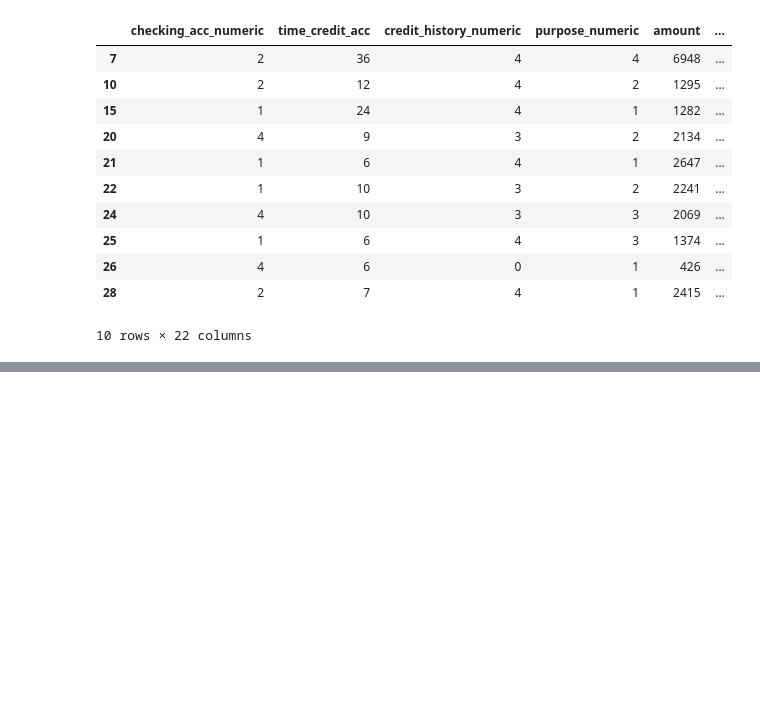
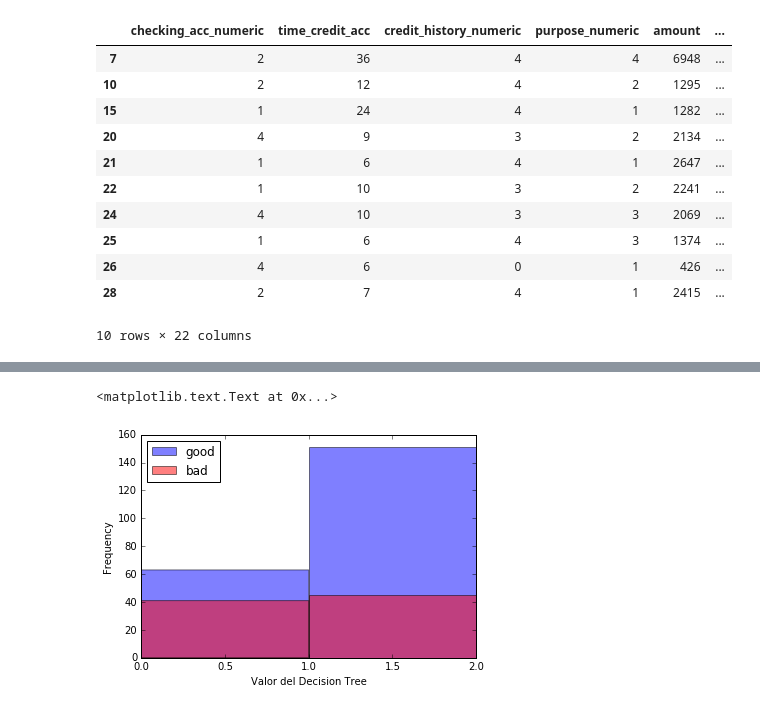
Before and after one commit to hackerschoolmty/Programa-Data-Science, a Jupyter notebook: 5.- Aprendizaje automático/5.- Sesión 2 Aprendizaje automático avanzado.ipynb, the cells around one changed output, grey strips where cells are left out. Cells and saved outputs as stored; diff of their text form; code cells hidden in the pictures; blank space fills up the shorter version.

```diff
--- a/5.- Aprendizaje automático/5.- Sesión 2 Aprendizaje automático avanzado.ipynb
+++ b/5.- Aprendizaje automático/5.- Sesión 2 Aprendizaje automático avanzado.ipynb
@@ -156,0 +160,19 @@ plt.ylabel('Utilidad seleccionando x como valor mínimo, con fluctuaciones al 68
+# %%
+from sklearn.datasets import load_iris
+from sklearn import tree
+
+varnames = ['amount',
+            'savings_acc_numeric',
+            "credit_history_numeric",
+            'p_employment_time_numeric',
+            'installment_rate',
+            'p_residence_time',
+            'age',
+            'number_of_credits',
+            'dependants',
+            'has_phone_numeric',
+            'foreign_worker_numeric']
+training_data = df_training.as_matrix(columns=varnames)
+training_target = df_training.as_matrix(columns=['is_good'])
+clf = tree.DecisionTreeClassifier()
+clf = clf.fit(training_data, training_target)
@@ -156,0 +186,5 @@ plt.ylabel('Utilidad seleccionando x como valor mínimo, con fluctuaciones al 68
+# %%
+testing_data = df_testing.as_matrix(columns=varnames)
+df_testing['decision_tree'] = clf.predict_proba(testing_data)[:,0]
+df_testing['decision_tree_pred'] = clf.predict(testing_data)
+df_testing.head(10)
@@ -156,0 +204,11 @@ plt.ylabel('Utilidad seleccionando x como valor mínimo, con fluctuaciones al 68
+# %%
+dt_scores_range = arange(0.0,3.0,1.0)
+df_good = df_testing[df_testing['is_good']==1]
+df_bad = df_testing[df_testing['is_good']!=1]
+htest_good = df_good['decision_tree'].plot.hist(bins=dt_scores_range,color='b',alpha=0.5,label='good')
+htest_bad = df_bad['decision_tree'].plot.hist(bins=dt_scores_range,color='r',alpha=0.5,label='bad')
+plt.legend(loc='upper left')
+plt.xlabel('Valor del Decision Tree')
+# %% [output]
+<matplotlib.text.Text at 0x...>
+[figure, added]
```
Also changed, not shown: parts of 20 cells of this notebook.
